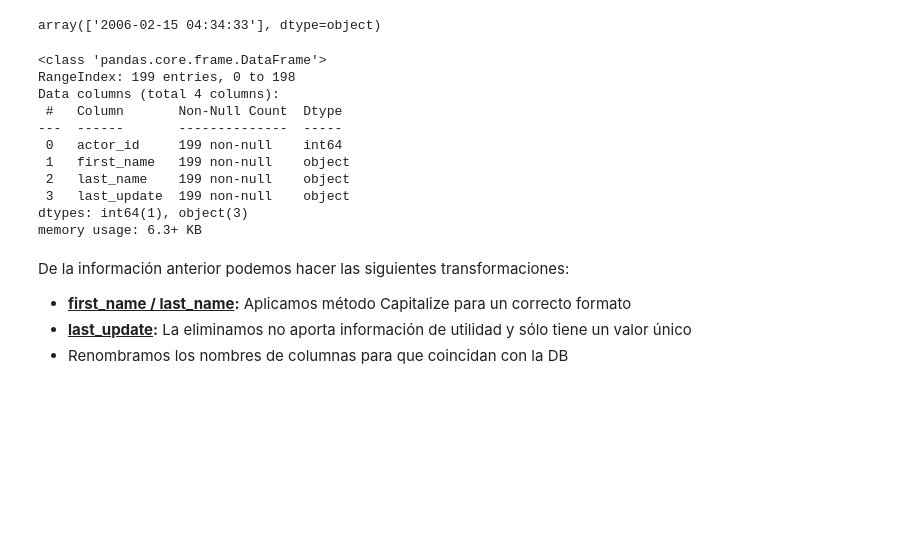
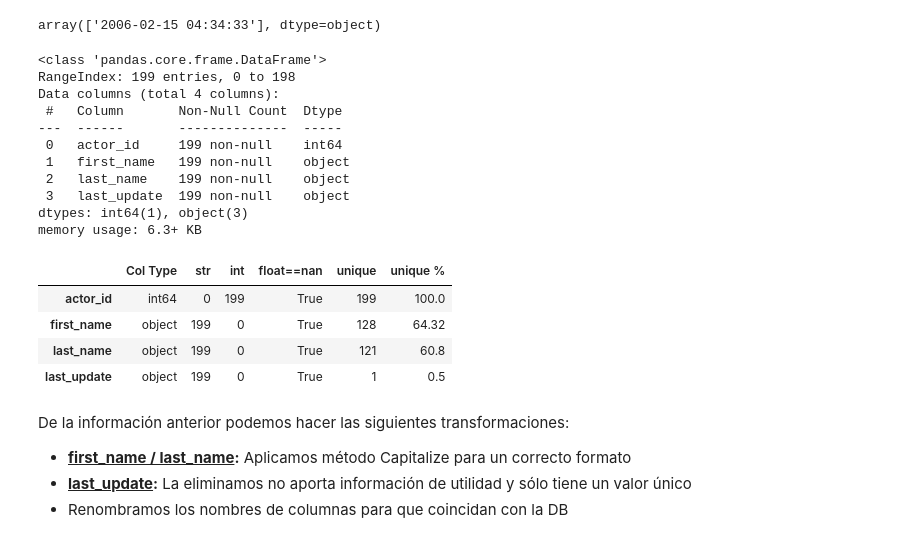
Before and after one commit to gusavato/2_IRONHACK_MySQL, a Jupyter notebook: jupyter/Clean.ipynb, the cells around one changed output. Drawn from its saved outputs; the diff is of its cells as text; code cells hidden in the pictures; blank space fills up the shorter version.

```diff
--- a/jupyter/Clean.ipynb
+++ b/jupyter/Clean.ipynb
@@ -97,20 +98,29 @@ act['actor_id'] = range(1,act.shape[0]+1) #
 act.last_update.unique()  # Last_update no nos aporta información
 # %% [output]
 array(['2006-02-15 04:34:33'], dtype=object)
+# %%
+act.info()
+# %% [output]
+<class 'pandas.core.frame.DataFrame'>
+RangeIndex: 199 entries, 0 to 198
+Data columns (total 4 columns):
+ #   Column       Non-Null Count  Dtype
+---  ------       --------------  -----
+ 0   actor_id     199 non-null    int64
+ 1   first_name   199 non-null    object
+ 2   last_name    199 non-null    object
+ 3   last_update  199 non-null    object
+dtypes: int64(1), object(3)
+memory usage: 6.3+ KB
 # %%
-act.info()
+# cols_info() es una función del módulo video_func ubicado en la carpeta src
+cols_info(act)
 # %% [output]
-<class 'pandas.core.frame.DataFrame'>
-RangeIndex: 199 entries, 0 to 198
-Data columns (total 4 columns):
- #   Column       Non-Null Count  Dtype
----  ------       --------------  -----
- 0   actor_id     199 non-null    int64
- 1   first_name   199 non-null    object
- 2   last_name    199 non-null    object
- 3   last_update  199 non-null    object
-dtypes: int64(1), object(3)
-memory usage: 6.3+ KB
+|  | Col Type | str | int | float==nan | unique | unique % |
+| actor_id | int64 | 0 | 199 | True | 199 | 100.0 |
+| first_name | object | 199 | 0 | True | 128 | 64.32 |
+| last_name | object | 199 | 0 | True | 121 | 60.8 |
+| last_update | object | 199 | 0 | True | 1 | 0.5 |
 # %% [markdown]
 De la información anterior podemos hacer las siguientes transformaciones:
 * <ins>**first_name / last_name</ins>:** Aplicamos método Capitalize para un correcto formato
```
Also changed, not shown: parts of 29 cells of this notebook, 3 other files.
